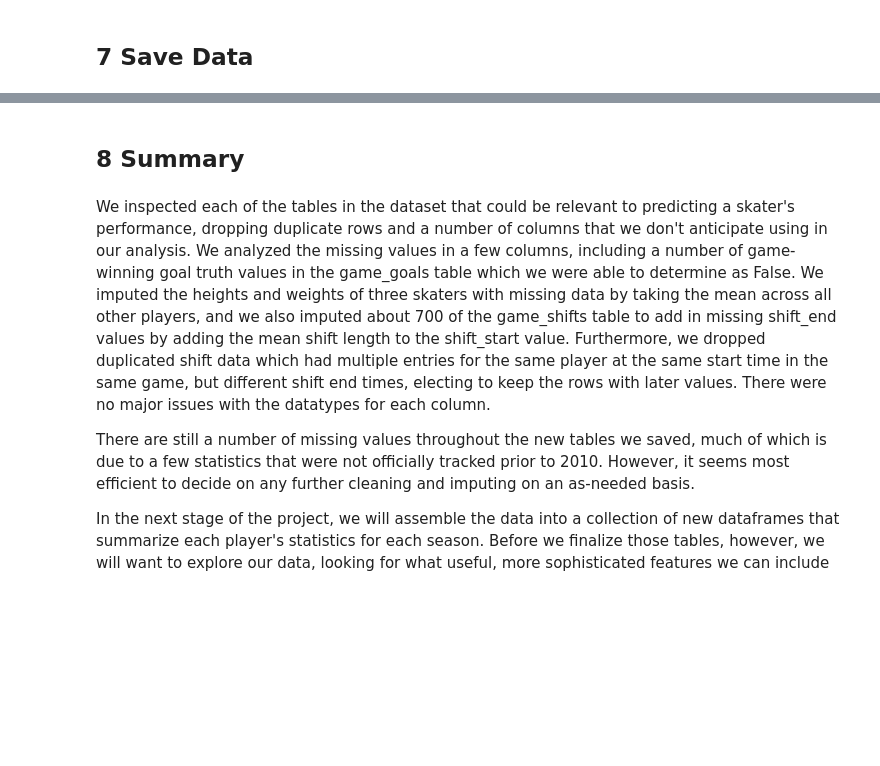
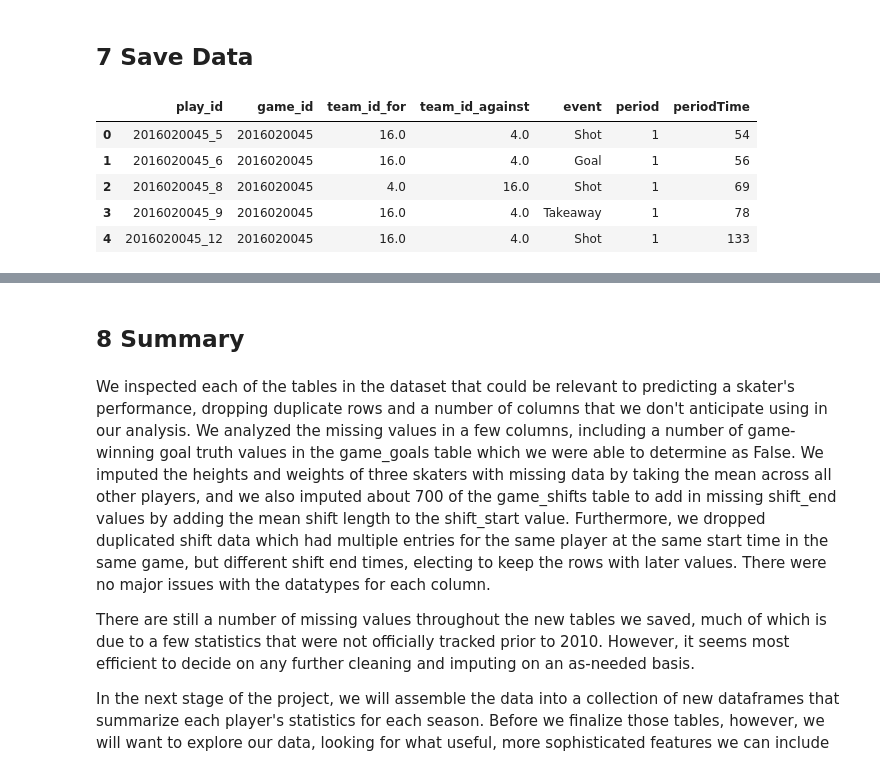
Before and after one commit to mattfeller/lean-conjecture-generator, a Jupyter notebook: notebooks/data_wrangling.ipynb, the cells around one changed output, grey strips where cells are left out. Drawn from its saved outputs; the diff is of its cells as text; code cells hidden in the pictures; blank space fills up the shorter version.

```diff
--- a/notebooks/data_wrangling.ipynb
+++ b/notebooks/data_wrangling.ipynb
@@ -431,7 +432,7 @@ df_game_plays_new['secondaryType'].unique()
 array(['Wrist Shot', 'Wrap-around', nan, 'Slap Shot', 'Tip-In',
        'Snap Shot', 'Backhand', 'Deflected'], dtype=object)
 # %%
-df_game_plays_new = df_game_plays_new.filter(['game_id', 'team_id_for', 'team_id_against', 'event'])
+df_game_plays_new = df_game_plays_new.filter(['game_id', 'team_id_for', 'team_id_against', 'event', 'period', 'periodTime'])
 # %% [markdown]
 We now have a much more straightforward df_game_plays_new, but we should go through and get rid of references to shootout plays in other tables.
 # %%
@@ -768,5 +782,17 @@ dtype: object
 # %% [markdown]
 ## 7 Save Data<a id='7_Save_Data'></a>
+# %%
+df_game_goals_new.reset_index(inplace=True)
+df_game_plays_new.reset_index(inplace=True)
+# %%
+df_game_plays_new.head()
+# %% [output]
+|  | play_id | game_id | team_id_for | team_id_against | event | period | periodTime |
+| 0 | 2016020045_5 | 2016020045 | 16.0 | 4.0 | Shot | 1 | 54 |
+| 1 | 2016020045_6 | 2016020045 | 16.0 | 4.0 | Goal | 1 | 56 |
+| 2 | 2016020045_8 | 2016020045 | 4.0 | 16.0 | Shot | 1 | 69 |
+| 3 | 2016020045_9 | 2016020045 | 16.0 | 4.0 | Takeaway | 1 | 78 |
+| 4 | 2016020045_12 | 2016020045 | 16.0 | 4.0 | Shot | 1 | 133 |
 # %%
 datapath = '../data/interim/'
 
```
Also changed, not shown: parts of 9 cells of this notebook, 1 other file.
